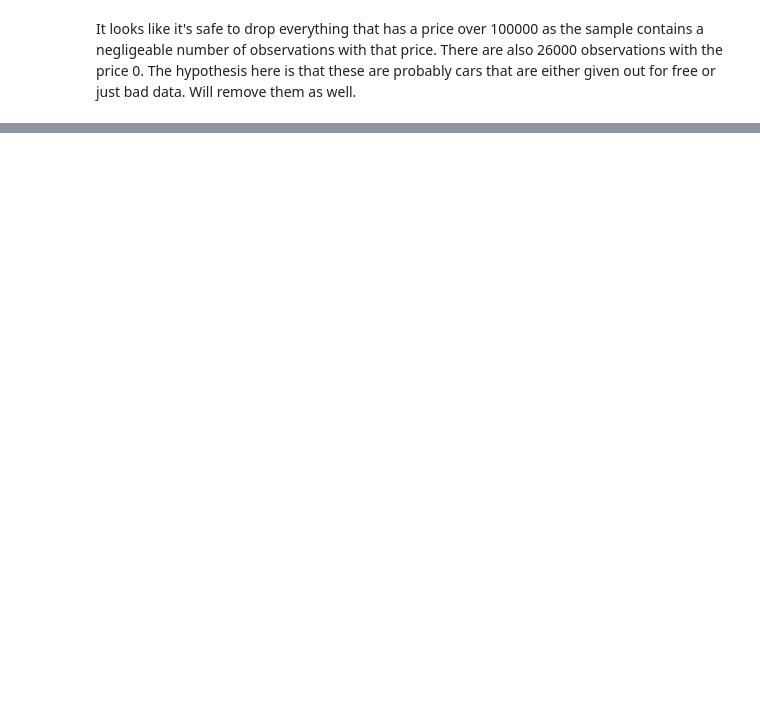
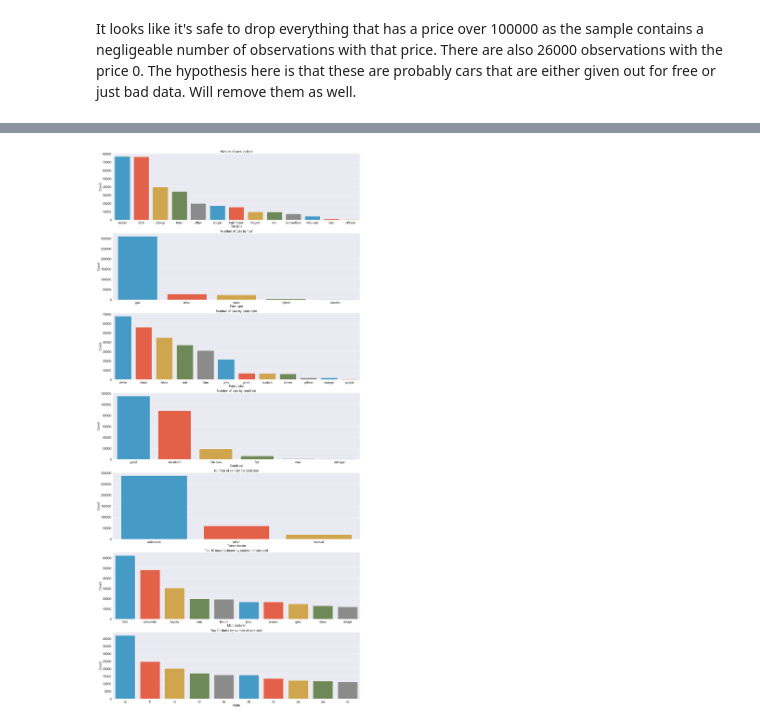
Before and after one commit to erikseulean/ml, a Jupyter notebook: assignment1/craiglist_cars.ipynb, the cells around one changed output, grey strips where cells are left out. Cells and saved outputs as stored; diff of their text form; code cells hidden in the pictures; blank space fills up the shorter version.

```diff
--- a/assignment1/craiglist_cars.ipynb
+++ b/assignment1/craiglist_cars.ipynb
@@ -298,0 +213,81 @@ cars
+# %%
+plt.subplots_adjust(bottom=4, top=8)
+plt.subplot(7, 1, 1)
+p = sns.countplot(
+    x="type",
+    order=cars["type"].value_counts().index,
+    palette=five_thirty_eight,
+    data=cars)
+p.set_title("Number of cars by type", fontsize=20)
+p.set_xlabel("Car type", fontsize=20)
+p.set_ylabel("Count", fontsize=20)
+p.tick_params(labelsize=20)
+
+plt.subplot(7, 1, 2)
+p = sns.countplot(
+    x="fuel",
+    order=cars["fuel"].value_counts().index,
+    palette=five_thirty_eight,
+    data=cars)
+p.set_title("Number of cars by fuel", fontsize=20)
+p.set_xlabel("Fuel type", fontsize=20)
+p.set_ylabel("Count", fontsize=20)
+p.tick_params(labelsize=20)
+
+plt.subplot(7, 1, 3)
+p = sns.countplot(
+    x="paint_color",
+    order=cars["paint_color"].value_counts().index,
+    palette=five_thirty_eight,
+    data=cars)
+p.set_title("Number of cars by paint color", fontsize=20)
+p.set_xlabel("Paint color", fontsize=20)
+p.set_ylabel("Count", fontsize=20)
+p.tick_params(labelsize=20)
+
+plt.subplot(7, 1, 4)
+p = sns.countplot(
+    x="condition",
+    order=cars["condition"].value_counts().index,
+    palette=five_thirty_eight,
+    data=cars)
+p.set_title("Number of cars by condition", fontsize=20)
+p.set_xlabel("Condition", fontsize=20)
+p.set_ylabel("Count", fontsize=20)
+p.tick_params(labelsize=20)
+
+plt.subplot(7, 1, 5)
+p = sns.countplot(
+    x="transmission",
+    order=cars["transmission"].value_counts().index,
+    palette=five_thirty_eight,
+    data=cars)
+p.set_title("Number of cars by transmission", fontsize=20)
+p.set_xlabel("Transmission", fontsize=20)
+p.set_ylabel("Count", fontsize=20)
+p.tick_params(labelsize=20)
+
+
+plt.subplot(7, 1, 6)
+p = sns.countplot(
+    x="manufacturer",
+    order=cars["manufacturer"].value_counts().iloc[:10].index,
+    palette=five_thirty_eight,
+    data=cars)
+p.set_title("Top 10 manufacturers by number of cars sold", fontsize=20)
+p.set_xlabel("Manufacturer", fontsize=20)
+p.set_ylabel("Count", fontsize=20)
+p.tick_params(labelsize=20)
+
+plt.subplot(7, 1, 7)
+p = sns.countplot(
+    x="state",
+    order=cars["state"].value_counts().iloc[:10].index,
+    palette=five_thirty_eight,
+    data=cars)
+p.set_title("Top 10 states by number of cars sold", fontsize=20)
+p.set_xlabel("State", fontsize=20)
+p.set_ylabel("Count", fontsize=20)
+p.tick_params(labelsize=20)
+# %% [output]
+[figure, added]
```
Also changed, not shown: parts of 28 cells of this notebook.
